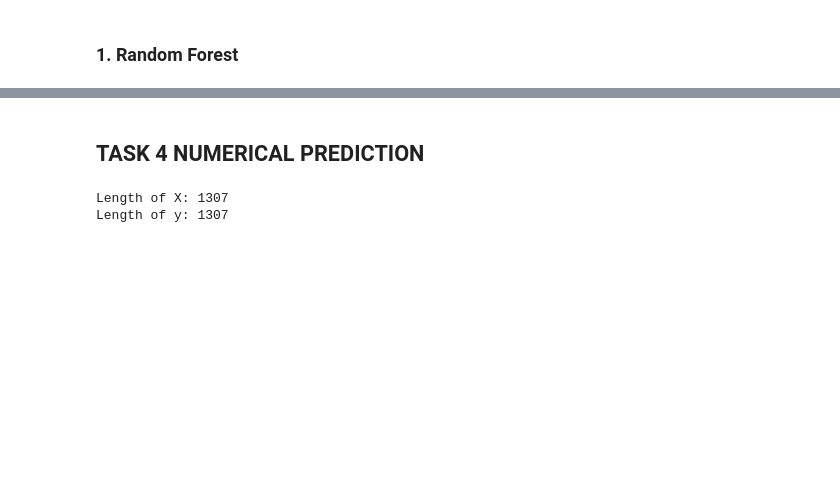
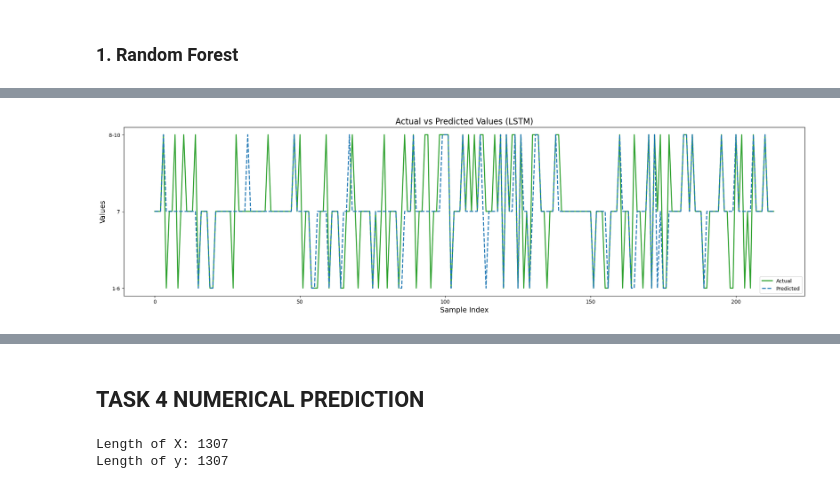
Before and after one commit to dingminglll/Data-Mining, a Jupyter notebook: Assignment1/Assignment1.ipynb, the cells around one changed output, grey strips where cells are left out. Cells and saved outputs as stored; diff of their text form; code cells hidden in the pictures; blank space fills up the shorter version.

```diff
--- a/Assignment1/Assignment1.ipynb
+++ b/Assignment1/Assignment1.ipynb
@@ -538,0 +800,36 @@ Test accuracy: 79.90%
+# %%
+import matplotlib.pyplot as plt
+import numpy as np
+from tensorflow.keras.models import load_model
+
+# Load your best LSTM model
+best_model = load_model('my_model.h5')
+
+# Predict using the LSTM model
+lstm_y_pred = best_model.predict(X_test)
+
+# Convert softmax probabilities to class labels
+y_test_labels = np.argmax(y_test, axis=1)
+lstm_y_pred_labels = np.argmax(lstm_y_pred, axis=1)
+
+# Plotting
+plt.figure(figsize=(24, 6))
+plt.plot(y_test_labels, color="#2ca02c", label='Actual', linewidth=2)
+plt.plot(lstm_y_pred_labels, color="#1f77b4", label='Predicted', linestyle='--', linewidth=2)
+plt.title('Actual vs Predicted Values (LSTM)', fontsize=16)
+plt.xlabel('Sample Index', fontsize=14)
+plt.ylabel('Values', fontsize=14)
+
+unique_values = np.sort(np.unique(y_test_labels))
+
+# Now create a mapping for your categorical bins to these unique values
+# This is just an example based on the assumption of 3 unique values corresponding to your labels
+# You will need to adjust the values based on what unique_values actually contains
+category_labels = {unique_value: label for unique_value, label in zip(unique_values, ['1-6', '7', '8-10'])}
+
+# Set the correct yticks using the mapping
+plt.yticks(ticks=list(category_labels.keys()), labels=list(category_labels.values()))
+
+plt.legend()
+plt.show()
+# %% [output]
@@ -539,3 +838,4 @@ Test accuracy: 79.90%
+[figure, added]
 # %%
 import matplotlib.pyplot as plt
 
```
Also changed, not shown: parts of 23 cells of this notebook, 50 other files.
